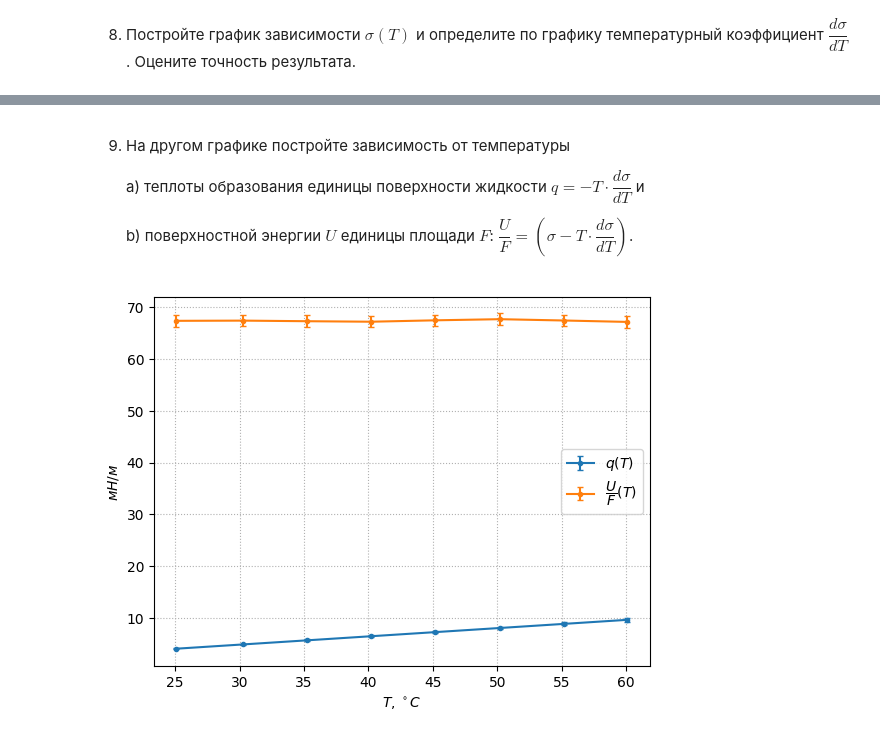
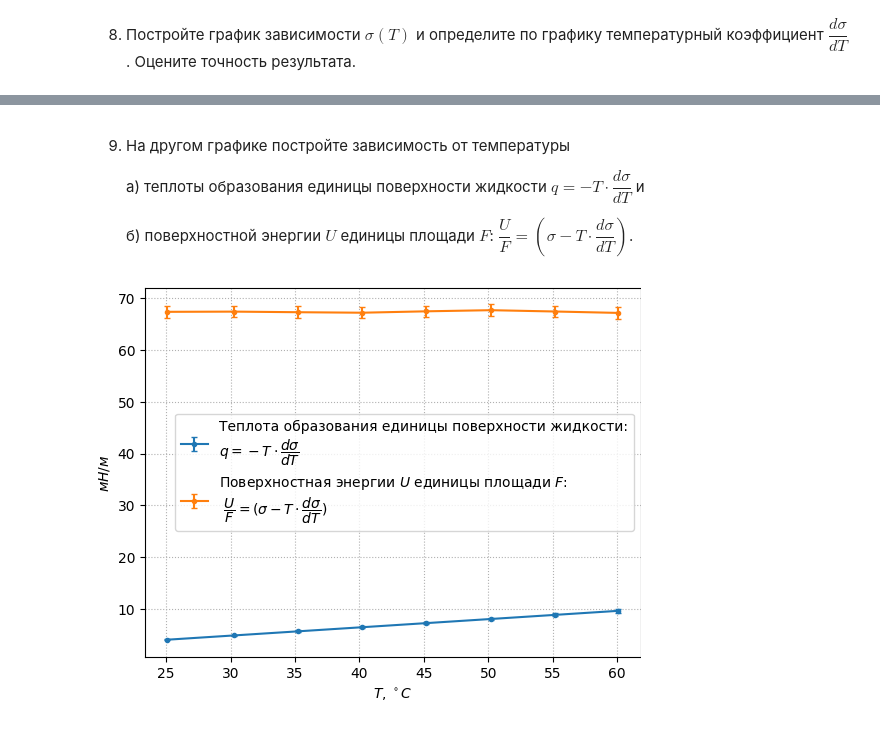
Before and after one commit to MichaelShulga/labs-mipt, a Jupyter notebook: 2.5.1/main.ipynb, the cells around one changed output, grey strips where cells are left out. Drawn from its saved outputs; the diff is of its cells as text; code cells hidden in the pictures.

```diff
--- a/2.5.1/main.ipynb
+++ b/2.5.1/main.ipynb
@@ -48,0 +43,3 @@ dP
+# %%
+dP = get_dP(N_data.to_numpy())
+dP
@@ -68,0 +62,4 @@ P1
+# %%
+N1_data = pd.read_excel('main.xlsx', sheet_name="P1")
+N1_data.to_latex(buf="table_surface.tex", index=False, header=False)
+N1_data
@@ -68,0 +69,3 @@ P1
+# %%
+P1 = get_dP(N1_data.to_numpy())
+P1
@@ -103,8 +108,9 @@ print(P2 - P1, "- Экспериментально")
 # %% [markdown]
 6. Снимите температурную зависимость $\sigma(T)$ дистиллированной воды. Для этого включите термостат и подождите, пока нужная вам температура не стабилизируется. Следует заметить, что термометр показывает температуру воды в термостате. Время установления заданной температуры в колбе с исследуемой жидкостью довольно большое, поэтому после установления заданной температуры в термостате дождитесь прогрева исследуемой жидкости в колбе в течение нескольких минут (5-7 минут). После этого проведите измерение давления. Для уменьшения погрешности опыта замер давления  при фиксированной температуре следует проводить несколько раз. Проводить измерение температурной зависимости  рекомендуется в диапазоне  $20^{\circ}C - 60^{\circ}C$ через $5^{\circ}C$. Запрещается нагревать воду в термостате выше $60^{\circ}C$.
 # %%
-df_experiment = pd.read_excel('main.xlsx')
+df_experiment = pd.read_excel('main.xlsx', sheet_name="P(T)")
 df_experiment = df_experiment.drop(0)
+df_experiment.to_latex(buf="table_experiment.tex", index=False, float_format="%.1f")
 df_experiment
 # %% [output]
 |  | $T$, $^\circ C$ | $N_1$ | $N_2$ | $N_3$ | $N_4$ | $N_5$ |
@@ -177,33 +185,33 @@ plt.savefig("8")
 
     a) теплоты образования единицы поверхности жидкости $q=-T \cdot \dfrac{d\sigma}{dT}$ и
 
-    b) поверхностной энергии $U$ единицы площади $F$: $\dfrac{U}{F}=(\sigma -T \cdot \dfrac{d\sigma}{dT})$.
+    б) поверхностной энергии $U$ единицы площади $F$: $\dfrac{U}{F}=(\sigma -T \cdot \dfrac{d\sigma}{dT})$.
 # %%
 x_name = r"$T$, $^\circ C$"
 y_name = r"$мН/м$"
 
 plt.xlabel(x_name)
 plt.ylabel(y_name)
 
 y_data_ufloat1 = -x_data * k
 plt.errorbar(
     x_data,
     unumpy.nominal_values(y_data_ufloat1),
     yerr=unumpy.std_devs(y_data_ufloat1),
     fmt='.-',
-    label="$q(T)$"
+    label="Теплота образования единицы поверхности жидкости:\n" + "$q=-T \cdot \dfrac{d\sigma}{dT}$"
 )
 
 y_data_ufloat2 = unumpy.uarray(y_data, y_err) - x_data * k
 plt.errorbar(
     x_data,
     unumpy.nominal_values(y_data_ufloat2),
     yerr=unumpy.std_devs(y_data_ufloat2),
     fmt='.-',
-    label="$\dfrac{{U}}{{F}}(T)$"
+    label="Поверхностная энергии $U$ единицы площади $F$:\n $\dfrac{U}{F}=(\sigma -T \cdot \dfrac{d\sigma}{dT})$"
 )
 
 plt.legend()
 plt.savefig("9")
 # %% [output]
-[figure, old version]
+[figure, new version]
```
Also changed, not shown: parts of 11 cells of this notebook, 8 other files.
